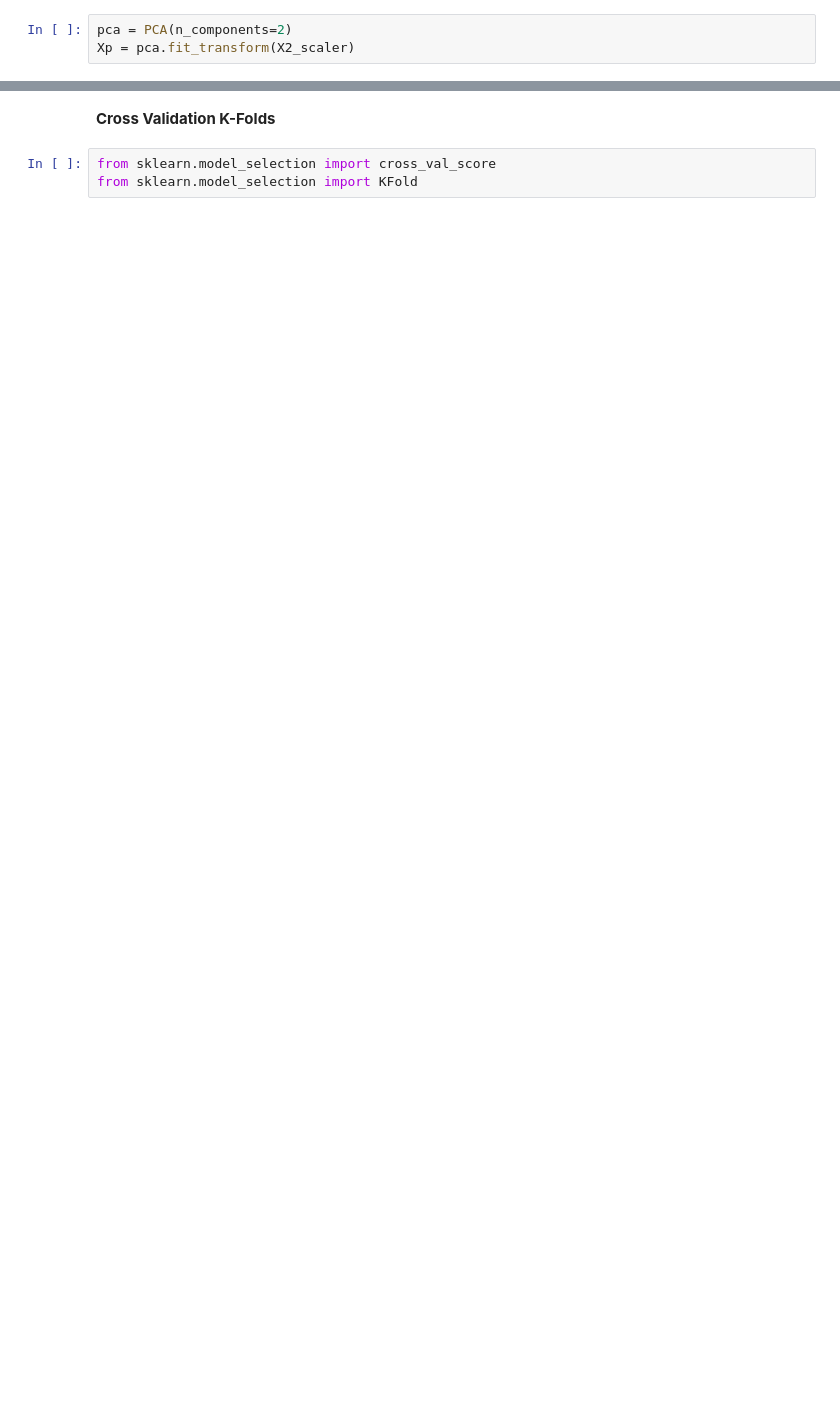
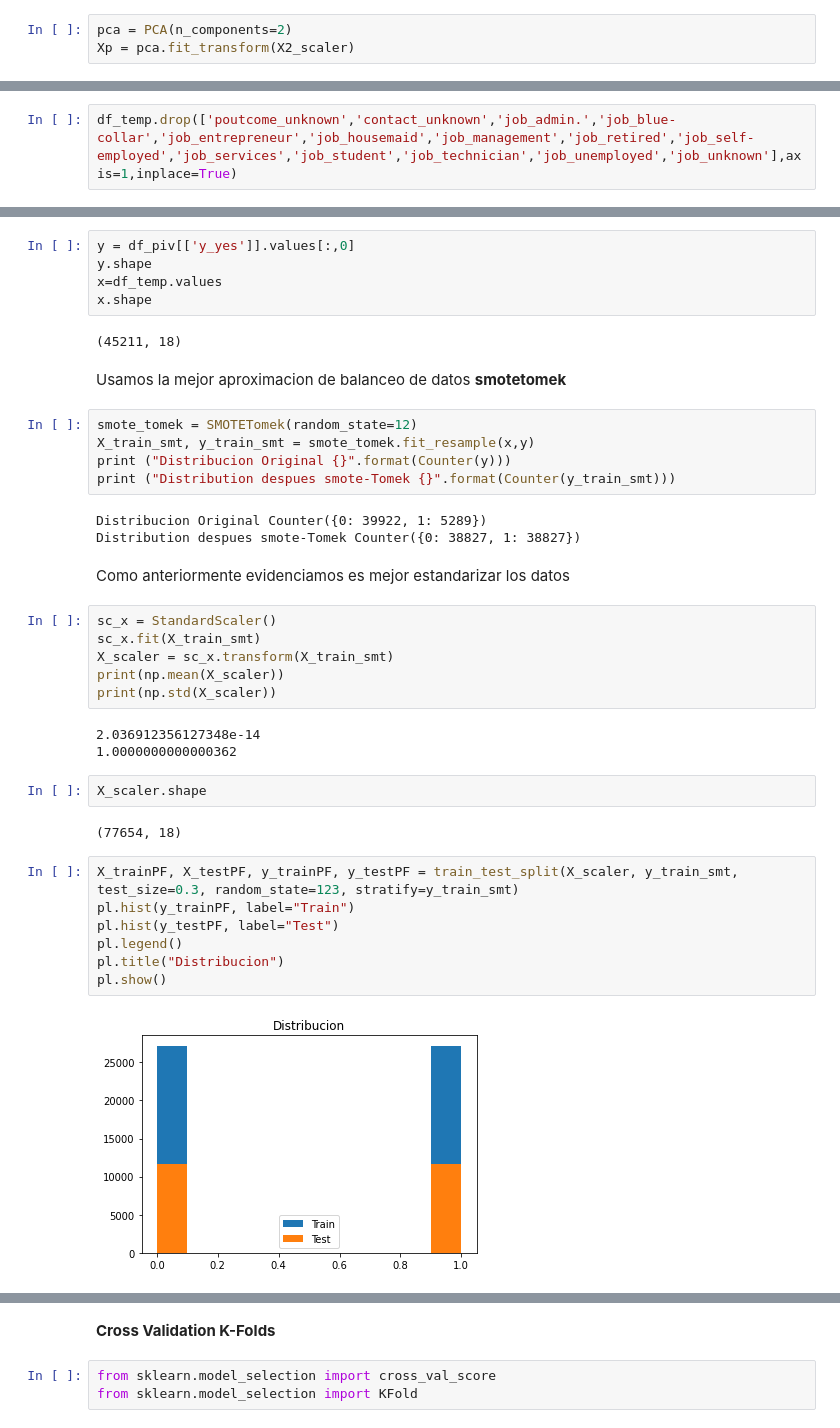
Before and after one commit to leonardo-91/sistemas-inteligentes, a Jupyter notebook: Proyecto_Final_Sistemas_Inteligentes.ipynb, the cells around one changed output, grey strips where cells are left out. Saved outputs shown, nothing was run; the diff lists cells and outputs as text; blank space fills up the shorter version.

```diff
--- a/Proyecto_Final_Sistemas_Inteligentes.ipynb
+++ b/Proyecto_Final_Sistemas_Inteligentes.ipynb
@@ -1296,0 +1527,2 @@ print("Sensibilidad: {}".format(sensibilidad))
+# %%
+df_temp.drop(['poutcome_unknown','contact_unknown','job_admin.','job_blue-collar','job_entrepreneur','job_housemaid','job_management','job_retired','job_self-employed','job_services','job_student','job_technician','job_unemployed','job_unknown'],axis=1,inplace=True)
@@ -1296,0 +1533,41 @@ print("Sensibilidad: {}".format(sensibilidad))
+# %%
+y = df_piv[['y_yes']].values[:,0]
+y.shape
+x=df_temp.values
+x.shape
+# %% [output]
+(45211, 18)
+# %% [markdown]
+Usamos la mejor aproximacion de balanceo de datos **smotetomek**
+# %%
+smote_tomek = SMOTETomek(random_state=12)
+X_train_smt, y_train_smt = smote_tomek.fit_resample(x,y)
+print ("Distribucion Original {}".format(Counter(y)))
+print ("Distribution despues smote-Tomek {}".format(Counter(y_train_smt)))
+# %% [output]
+Distribucion Original Counter({0: 39922, 1: 5289})
+Distribution despues smote-Tomek Counter({0: 38827, 1: 38827})
+# %% [markdown]
+Como anteriormente evidenciamos es mejor estandarizar los datos
+# %%
+sc_x = StandardScaler()
+sc_x.fit(X_train_smt)
+X_scaler = sc_x.transform(X_train_smt)
+print(np.mean(X_scaler))
+print(np.std(X_scaler))
+# %% [output]
+2.036912356127348e-14
+1.0000000000000362
+# %%
+X_scaler.shape
+# %% [output]
+(77654, 18)
+# %%
+X_trainPF, X_testPF, y_trainPF, y_testPF = train_test_split(X_scaler, y_train_smt, test_size=0.3, random_state=123, stratify=y_train_smt)
+pl.hist(y_trainPF, label="Train")
+pl.hist(y_testPF, label="Test")
+pl.legend()
+pl.title("Distribucion")
+pl.show()
+# %% [output]
+[figure, added]
```
Also changed, not shown: parts of 69 cells of this notebook.
